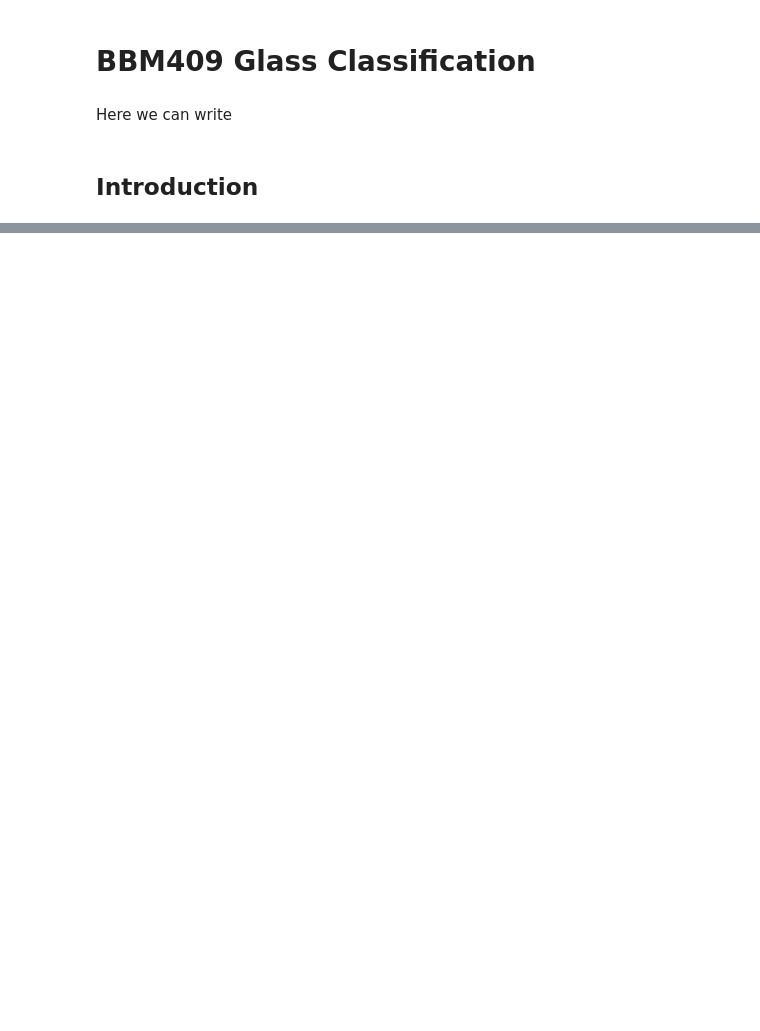
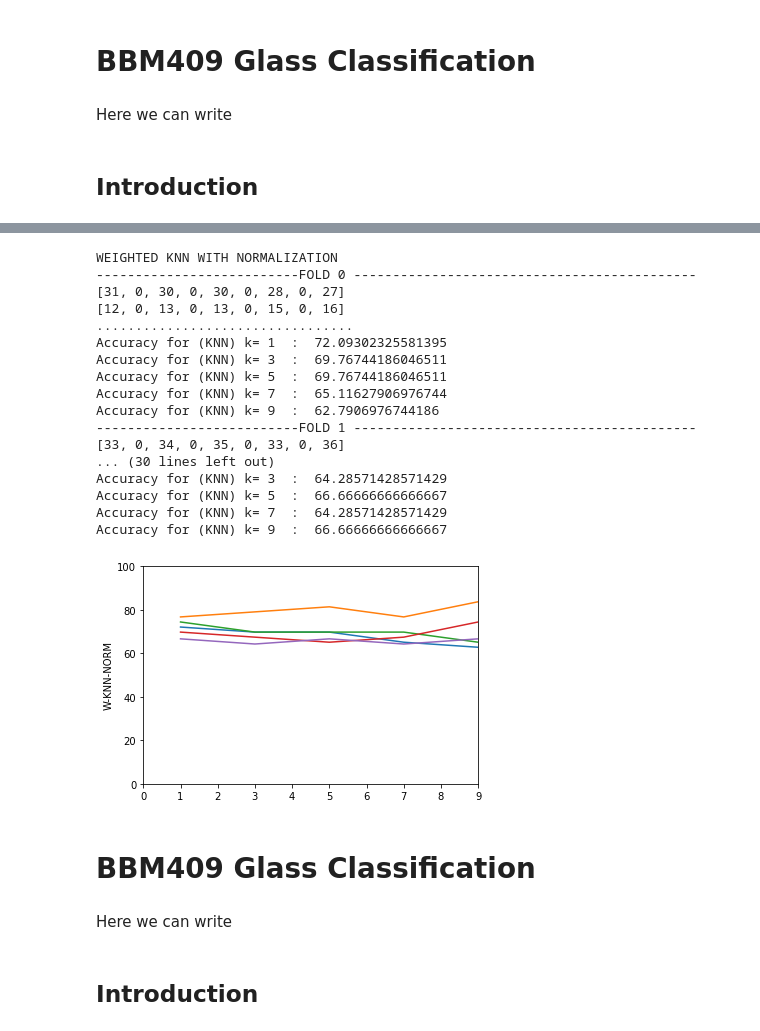
Before and after one commit to eylultuncel/ML-KNN-Algorithm, a Jupyter notebook: glass.ipynb, the cells around one changed output, grey strips where cells are left out. Saved outputs shown, nothing was run; the diff lists cells and outputs as text; code cells hidden in the pictures; blank space fills up the shorter version.

```diff
--- a/glass.ipynb
+++ b/glass.ipynb
@@ -10,3 +148,9 @@ import numpy as np
+# %%
+def weighted_knn_with_normalization(x):
+    x = normalize(x)
+    k_fold(x, True)
+    plt.ylabel("W-KNN-NORM")
+    plt.show()
 # %%
 df = pd.read_csv('~/Desktop/BBM406&409/First Assignment/glass.csv')
 x = np.array(df.iloc[:, :])
@@ -28,0 +226,28 @@ a
+# %%
+print("WEIGHTED KNN WITH NORMALIZATION\n")
+weighted_knn_with_normalization(x.copy())
+# %% [output]
+WEIGHTED KNN WITH NORMALIZATION
+--------------------------FOLD 0 --------------------------------------------
+[31, 0, 30, 0, 30, 0, 28, 0, 27]
+[12, 0, 13, 0, 13, 0, 15, 0, 16]
+.................................
+Accuracy for (KNN) k= 1  :  72.09302325581395
+Accuracy for (KNN) k= 3  :  69.76744186046511
+Accuracy for (KNN) k= 5  :  69.76744186046511
+Accuracy for (KNN) k= 7  :  65.11627906976744
+Accuracy for (KNN) k= 9  :  62.7906976744186
+--------------------------FOLD 1 --------------------------------------------
+[33, 0, 34, 0, 35, 0, 33, 0, 36]
+... (30 lines left out)
+Accuracy for (KNN) k= 3  :  64.28571428571429
+Accuracy for (KNN) k= 5  :  66.66666666666667
+Accuracy for (KNN) k= 7  :  64.28571428571429
+Accuracy for (KNN) k= 9  :  66.66666666666667
+[figure, added]
+# %% [markdown]
+# BBM409 Glass Classification
+# %% [markdown]
+Here we can write
+# %% [markdown]
+## Introduction
```
Also changed, not shown: parts of 29 cells of this notebook.
